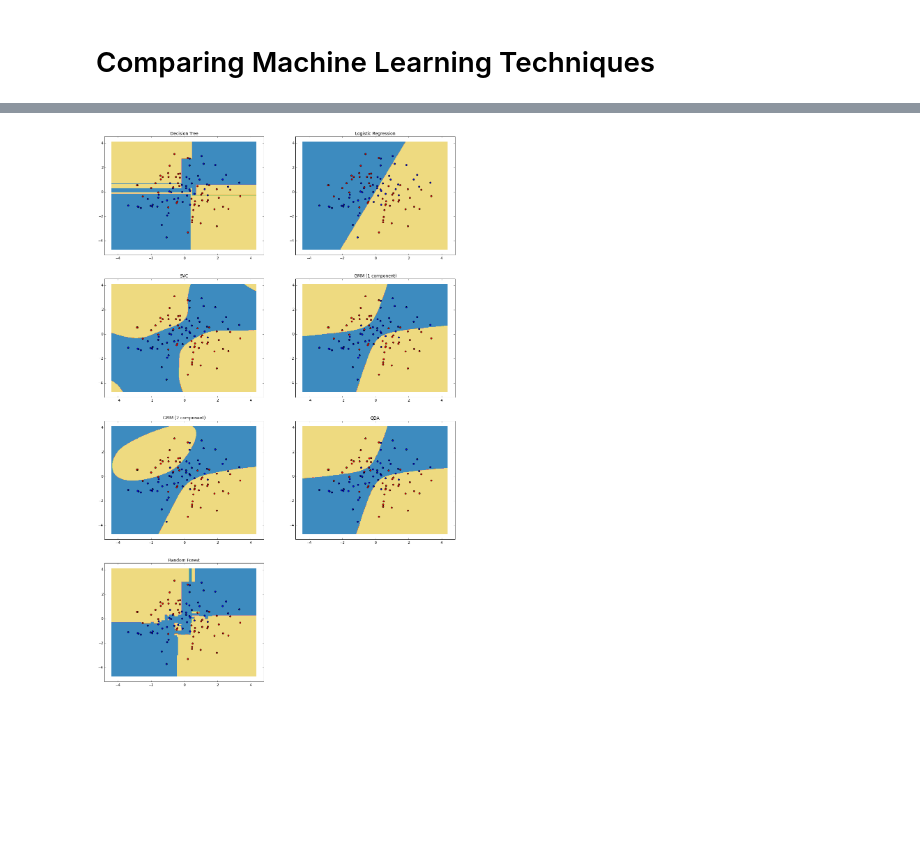
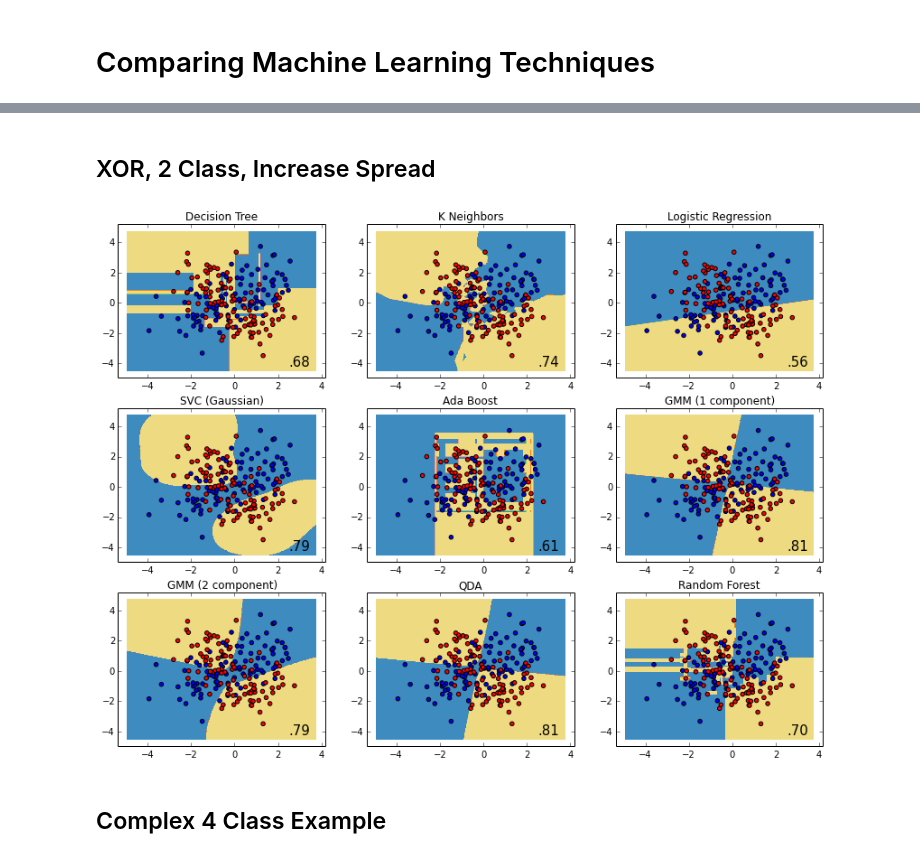
Before and after one commit to jgbos/IPython-Notebooks, a Jupyter notebook: Comparing machine learning classifiers based on their hyperplanes or decision boundaries.ipynb, the cells around one changed output, grey strips where cells are left out. Drawn from its saved outputs; the diff is of its cells as text; code cells hidden in the pictures; blank space fills up the shorter version.

```diff
--- a/Comparing machine learning classifiers based on their hyperplanes or decision boundaries.ipynb
+++ b/Comparing machine learning classifiers based on their hyperplanes or decision boundaries.ipynb
@@ -158,17 +27,21 @@ This is a recreation of this [post](http://tjo-en.hatenablog.com/entry/2014/01/0
 # %%
 classifiers = [
-    DecisionTreeClassifier(max_depth=5),
+    DecisionTreeClassifier(),
+    KNeighborsClassifier(3),
     LogisticRegression(),
     SVC(kernel="rbf"),
+    AdaBoostClassifier(),
     GenerativeBayes(GMM(n_components=1,covariance_type='full', init_params='wc', n_iter=20)),
     GenerativeBayes(GMM(n_components=2,covariance_type='full', init_params='wc', n_iter=20)),
     QDA(),
-    RandomForestClassifier(max_depth=5, n_estimators=10, max_features=1)]
+    RandomForestClassifier()]
 
 clf_names = [
     'Decision Tree',
+    'K Neighbors',
     'Logistic Regression',
-    'SVC',
+    'SVC (Gaussian)',
+    'Ada Boost',
     'GMM (1 component)',
     'GMM (2 component)',
     'QDA',
@@ -309,50 +147,30 @@ for j, clf in enumerate(classifiers):
+# %% [markdown]
+## XOR, 2 Class, Increase Spread
 # %%
 # XOR pattern (complex)
-p1 = pd.DataFrame(np.hstack((rnorm(loc=1.0, scale=1.0, size=(25,1)),
-                              rnorm(loc=1.0, scale=1.0, size=(25,1)))),
+N = 50
+p1 = pd.DataFrame(np.hstack((rnorm(loc=1.0, scale=1.0, size=(N,1)),
+                              rnorm(loc=1.0, scale=1.0, size=(N,1)))),
                    columns=['x','y'])
 p1['label'] = 0
-p2 = pd.DataFrame(np.hstack((rnorm(loc=-1.0, scale=1.0, size=(25,1)),
-                              rnorm(loc=1.0, scale=1.0, size=(25,1)))),
+p2 = pd.DataFrame(np.hstack((rnorm(loc=-1.0, scale=1.0, size=(N,1)),
+                              rnorm(loc=1.0, scale=1.0, size=(N,1)))),
                    columns=['x','y'])
 p2['label'] = 1
-p3 = pd.DataFrame(np.hstack((rnorm(loc=-1.0, scale=1.0, size=(25,1)),
-                              rnorm(loc=-1.0, scale=1.0, size=(25,1)))),
+p3 = pd.DataFrame(np.hstack((rnorm(loc=-1.0, scale=1.0, size=(N,1)),
+                              rnorm(loc=-1.0, scale=1.0, size=(N,1)))),
                    columns=['x','y'])
 p3['label'] = 0
-p4 = pd.DataFrame(np.hstack((rnorm(loc=1.0, scale=1.0, size=(25,1)),
-                              rnorm(loc=-1.0, scale=1.0, size=(25,1)))),
+p4 = pd.DataFrame(np.hstack((rnorm(loc=1.0, scale=1.0, size=(N,1)),
+                              rnorm(loc=-1.0, scale=1.0, size=(N,1)))),
                    columns=['x','y'])
 p4['label'] = 1
 df = pd.concat([p1,p2,p3,p4])
 
-plt.figure(figsize=(18,28))
-
-X = df[['x','y']]
-Y = df['label']
-n_classes = 2
-plot_colors = "br"
-plot_step = 0.02
-
-x_min, x_max = X.ix[:, 0].min() - 1, X.ix[:, 0].max() + 1
-y_min, y_max = X.ix[:, 1].min() - 1, X.ix[:, 1].max() + 1
-xx, yy = np.meshgrid(np.arange(x_min, x_max, plot_step),
-                         np.arange(y_min, y_max, plot_step))
-
-for j, clf in enumerate(classifiers):
-    clf.fit(X,Y)
-
-    plt.subplot(4,2,j+1)
-    Z = clf.predict(np.c_[xx.ravel(), yy.ravel()])
-    Z = Z.reshape(xx.shape)
-    cs = plt.contourf(xx, yy, Z, cmap=plt.cm.Paired)
-
-    # Plot the training points
-    for i, color in zip(range(n_classes), plot_colors):
-        plt.scatter(X[Y==i].x, X[Y==i].y, c=color, label=i, cmap=plt.cm.Paired)
-
-    plt.title(clf_names[j])
+plot_results(classifiers, df)
 # %% [output]
-[figure, old version]
+[figure, new version]
+# %% [markdown]
+## Complex 4 Class Example
 # %%
 # 4 Class (complex)
```
Also changed, not shown: parts of 13 cells of this notebook, 1 other file.
